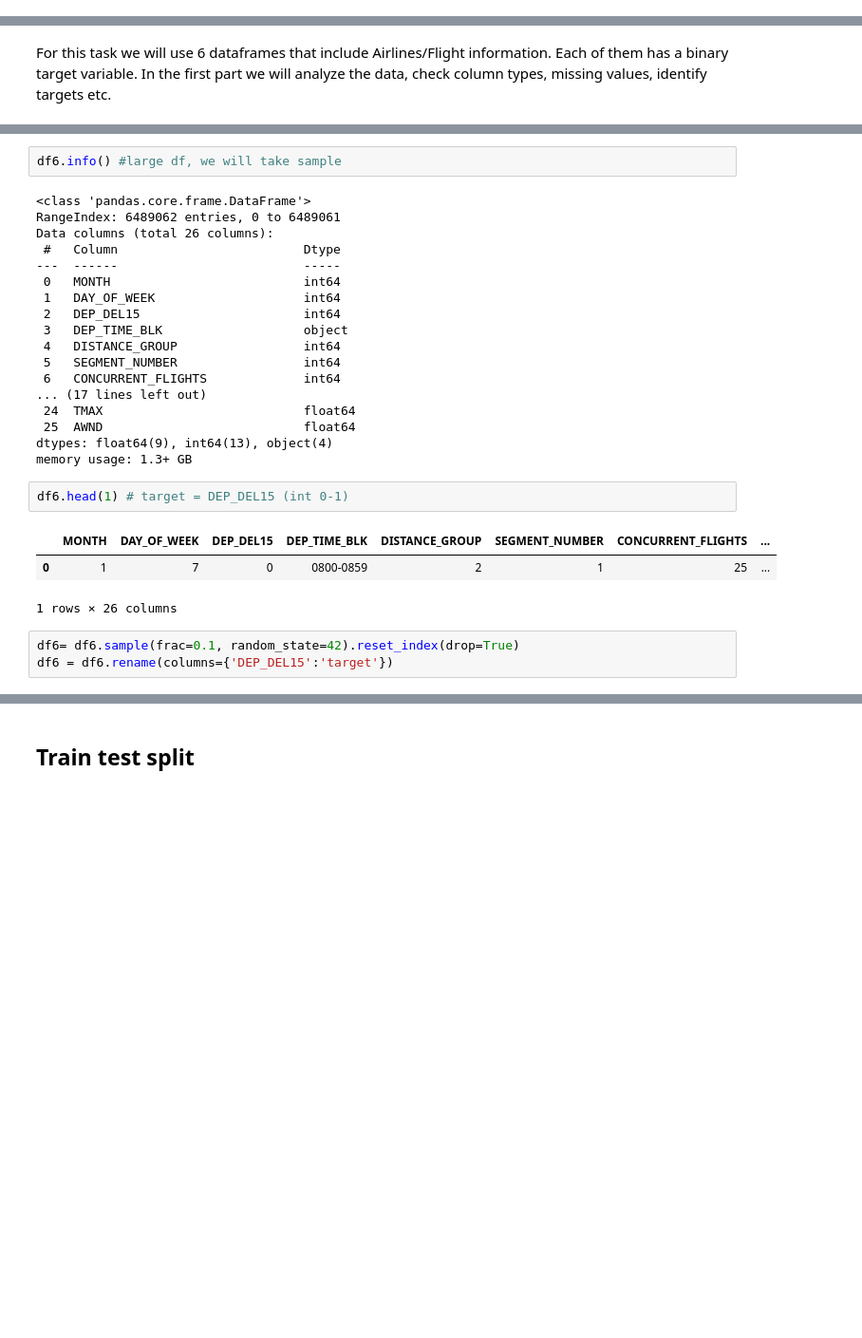
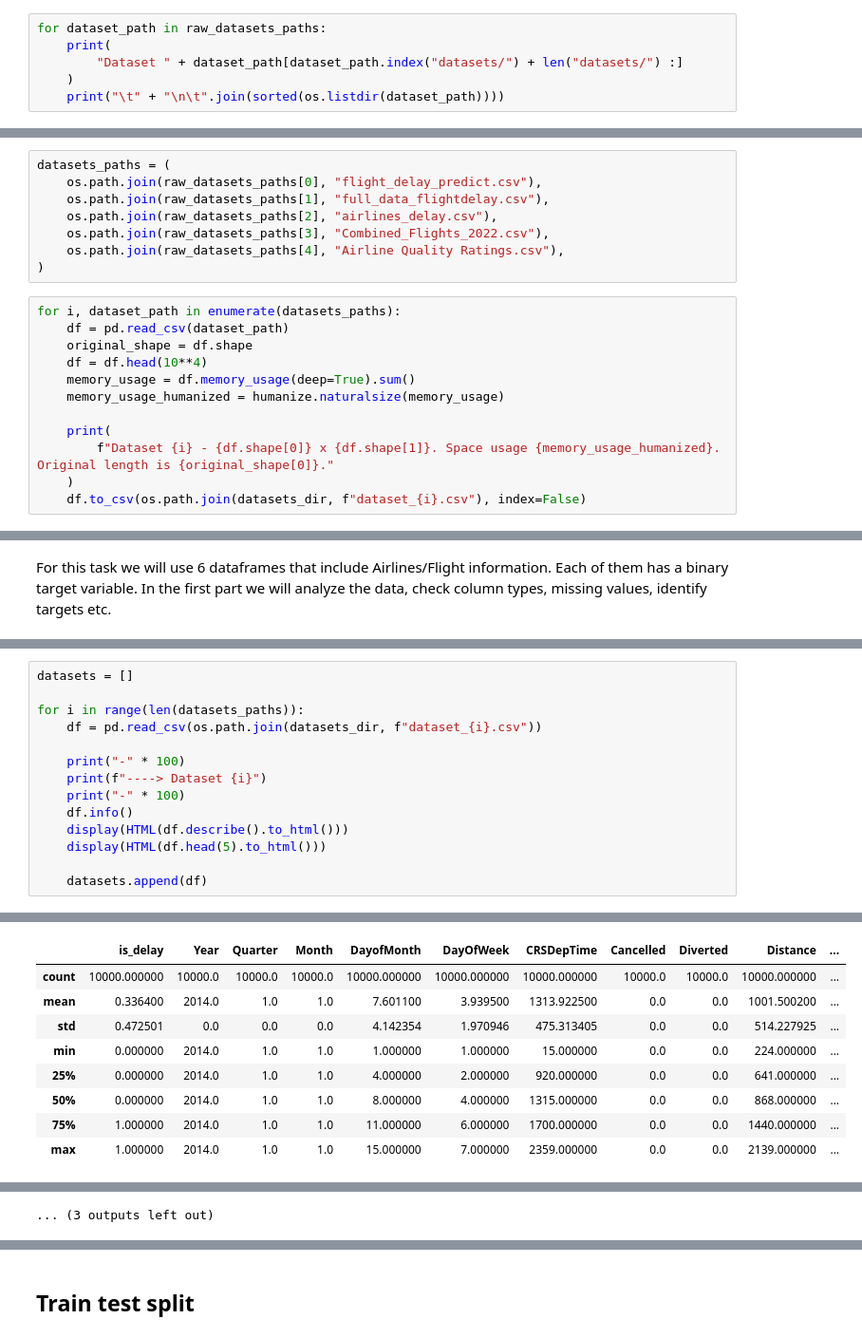
Before and after one commit to katarzynarogalska/Model-tunability, a Jupyter notebook: notebooks/data_analysis.ipynb, the cells around one changed output, grey strips where cells are left out. Shown: that part at 95% size. Saved outputs shown, nothing was run; the diff lists cells and outputs as text; blank space fills up the shorter version.

```diff
--- a/notebooks/data_analysis.ipynb
+++ b/notebooks/data_analysis.ipynb
@@ -4,0 +36,6 @@ import os
+# %%
+for dataset_path in raw_datasets_paths:
+    print(
+        "Dataset " + dataset_path[dataset_path.index("datasets/") + len("datasets/") :]
+    )
+    print("\t" + "\n\t".join(sorted(os.listdir(dataset_path))))
@@ -4,0 +62,20 @@ import os
+# %%
+datasets_paths = (
+    os.path.join(raw_datasets_paths[0], "flight_delay_predict.csv"),
+    os.path.join(raw_datasets_paths[1], "full_data_flightdelay.csv"),
+    os.path.join(raw_datasets_paths[2], "airlines_delay.csv"),
+    os.path.join(raw_datasets_paths[3], "Combined_Flights_2022.csv"),
+    os.path.join(raw_datasets_paths[4], "Airline Quality Ratings.csv"),
+)
+# %%
+for i, dataset_path in enumerate(datasets_paths):
+    df = pd.read_csv(dataset_path)
+    original_shape = df.shape
+    df = df.head(10**4)
+    memory_usage = df.memory_usage(deep=True).sum()
+    memory_usage_humanized = humanize.naturalsize(memory_usage)
+
+    print(
+        f"Dataset {i} - {df.shape[0]} x {df.shape[1]}. Space usage {memory_usage_humanized}. Original length is {original_shape[0]}."
+    )
+    df.to_csv(os.path.join(datasets_dir, f"dataset_{i}.csv"), index=False)
@@ -171,29 +92,15 @@ df5 = df5.rename(columns={"is_delay":'target'})
-# %%
-df6.info() #large df, we will take sample
-# %% [output]
-<class 'pandas.core.frame.DataFrame'>
-RangeIndex: 6489062 entries, 0 to 6489061
-Data columns (total 26 columns):
- #   Column                         Dtype
----  ------                         -----
- 0   MONTH                          int64
- 1   DAY_OF_WEEK                    int64
- 2   DEP_DEL15                      int64
- 3   DEP_TIME_BLK                   object
- 4   DISTANCE_GROUP                 int64
- 5   SEGMENT_NUMBER                 int64
- 6   CONCURRENT_FLIGHTS             int64
-... (17 lines left out)
- 24  TMAX                           float64
- 25  AWND                           float64
-dtypes: float64(9), int64(13), object(4)
-memory usage: 1.3+ GB
-# %%
-df6.head(1) # target = DEP_DEL15 (int 0-1)
-# %% [output]
-|  | MONTH | DAY_OF_WEEK | DEP_DEL15 | DEP_TIME_BLK | DISTANCE_GROUP | SEGMENT_NUMBER | CONCURRENT_FLIGHTS | ... |
-| 0 | 1 | 7 | 0 | 0800-0859 | 2 | 1 | 25 | ... |
-1 rows × 26 columns
-# %%
-df6= df6.sample(frac=0.1, random_state=42).reset_index(drop=True)
-df6 = df6.rename(columns={'DEP_DEL15':'target'})
+# %%
+datasets = []
+
+for i in range(len(datasets_paths)):
+    df = pd.read_csv(os.path.join(datasets_dir, f"dataset_{i}.csv"))
+
+    print("-" * 100)
+    print(f"----> Dataset {i}")
+    print("-" * 100)
+    df.info()
+    display(HTML(df.describe().to_html()))
+    display(HTML(df.head(5).to_html()))
+
+    datasets.append(df)
+# %% [output]
@@ -199,0 +124,9 @@ df6 = df6.rename(columns={'DEP_DEL15':'target'})
+|  | is_delay | Year | Quarter | Month | DayofMonth | DayOfWeek | CRSDepTime | Cancelled | Diverted | Distance | ... |
+| count | 10000.000000 | 10000.0 | 10000.0 | 10000.0 | 10000.000000 | 10000.000000 | 10000.000000 | 10000.0 | 10000.0 | 10000.000000 | ... |
+| mean | 0.336400 | 2014.0 | 1.0 | 1.0 | 7.601100 | 3.939500 | 1313.922500 | 0.0 | 0.0 | 1001.500200 | ... |
+| std | 0.472501 | 0.0 | 0.0 | 0.0 | 4.142354 | 1.970946 | 475.313405 | 0.0 | 0.0 | 514.227925 | ... |
+| min | 0.000000 | 2014.0 | 1.0 | 1.0 | 1.000000 | 1.000000 | 15.000000 | 0.0 | 0.0 | 224.000000 | ... |
+| 25% | 0.000000 | 2014.0 | 1.0 | 1.0 | 4.000000 | 2.000000 | 920.000000 | 0.0 | 0.0 | 641.000000 | ... |
+| 50% | 0.000000 | 2014.0 | 1.0 | 1.0 | 8.000000 | 4.000000 | 1315.000000 | 0.0 | 0.0 | 868.000000 | ... |
+| 75% | 1.000000 | 2014.0 | 1.0 | 1.0 | 11.000000 | 6.000000 | 1700.000000 | 0.0 | 0.0 | 1440.000000 | ... |
+| max | 1.000000 | 2014.0 | 1.0 | 1.0 | 15.000000 | 7.000000 | 2359.000000 | 0.0 | 0.0 | 2139.000000 | ... |
@@ -199,0 +236 @@ df6 = df6.rename(columns={'DEP_DEL15':'target'})
+... (3 outputs left out)
```
Also changed, not shown: parts of 38 cells of this notebook, 21 other files.
